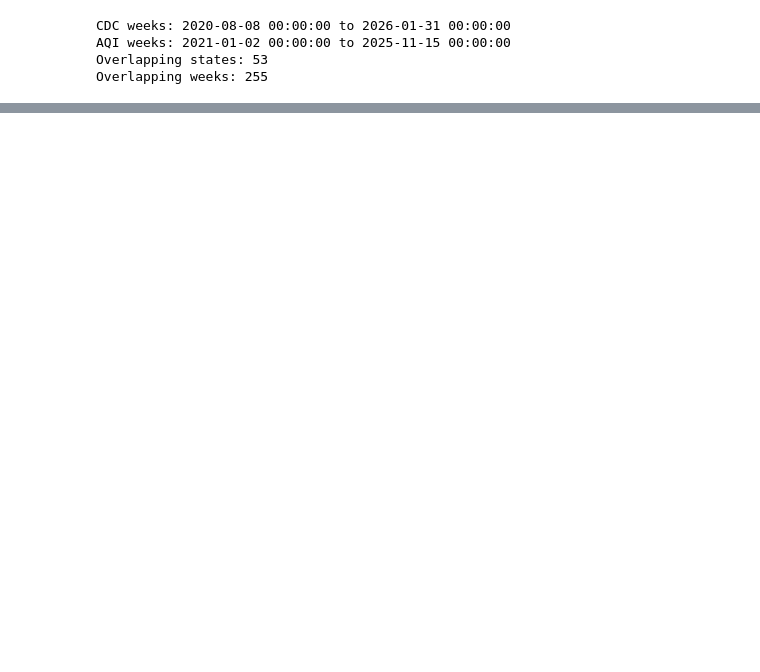
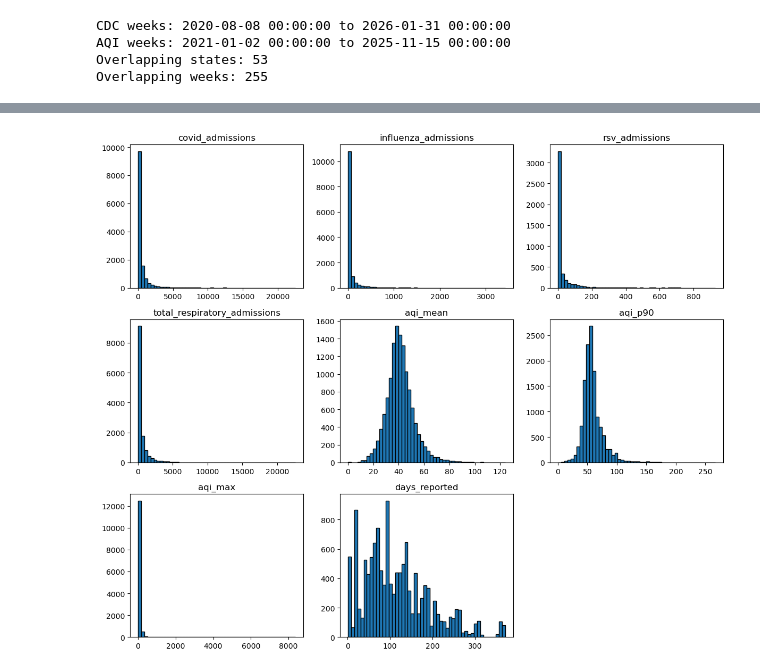
Before and after one commit to crewsdel/CAP5771-Milestone-1, a Jupyter notebook: Code Implementation/milestone_1_code.ipynb, the cells around one changed output, grey strips where cells are left out. Cells and saved outputs as stored; diff of their text form; code cells hidden in the pictures; blank space fills up the shorter version.

```diff
--- a/Code Implementation/milestone_1_code.ipynb
+++ b/Code Implementation/milestone_1_code.ipynb
@@ -242,0 +264,13 @@ conn.close()
+# %%
+# Histograms displaying summary statistics about every variable
+df.hist(
+    figsize=(12, 10),
+    bins=50,
+    grid=False,
+    edgecolor="black"
+)
+
+plt.tight_layout()
+plt.show()
+# %% [output]
+[figure, added]
```
Also changed, not shown: parts of 14 cells of this notebook.
